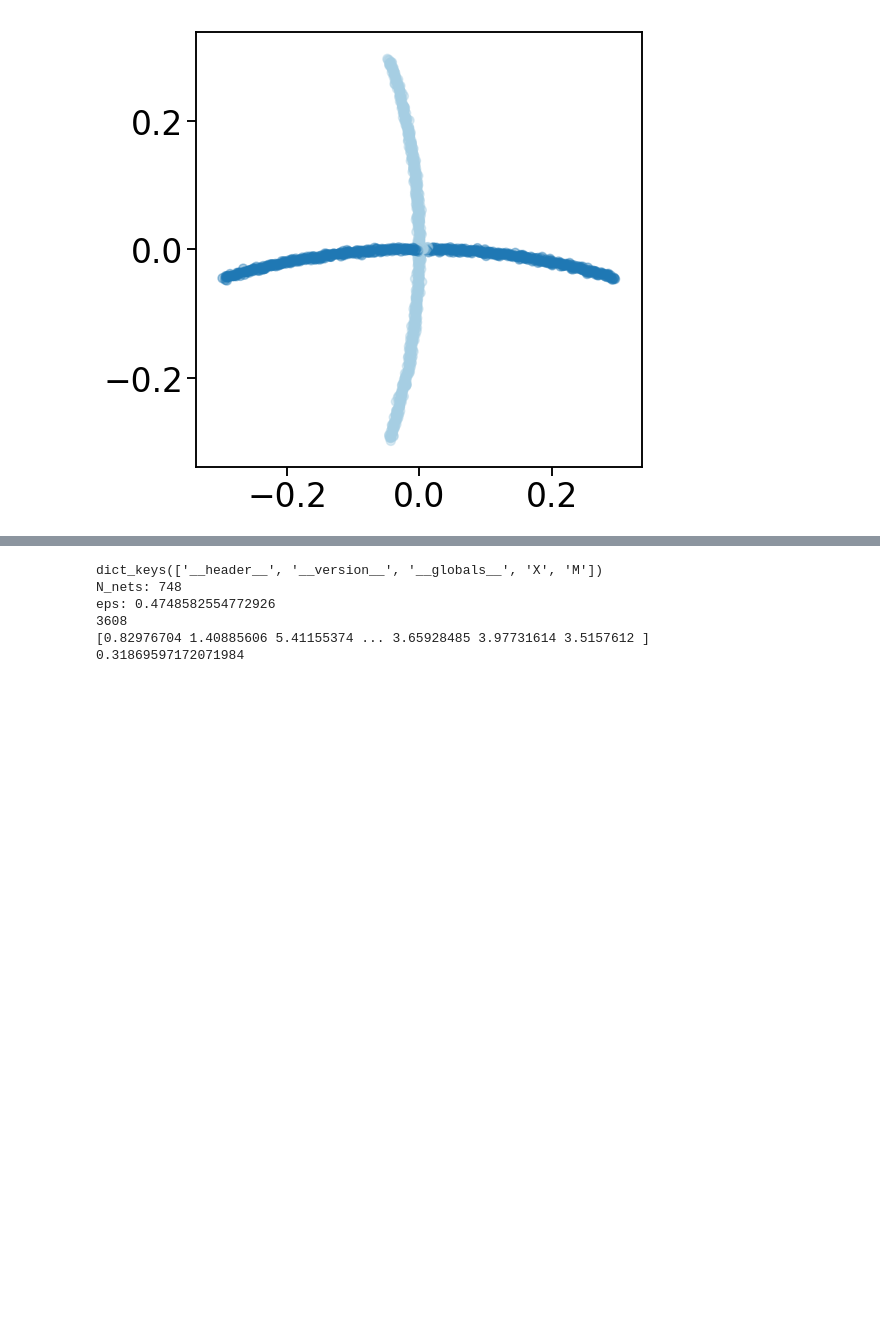
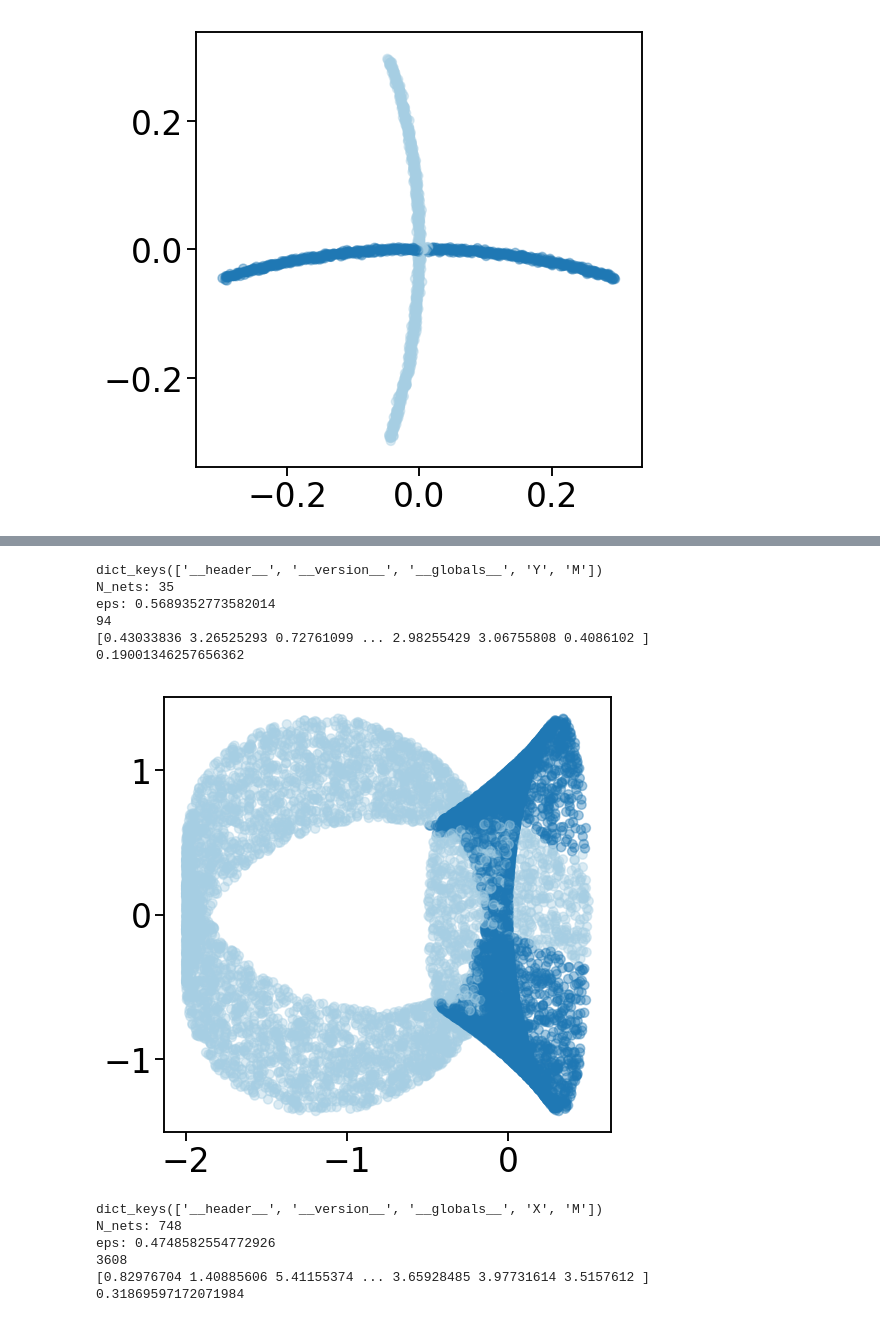
Before and after one commit to saketkc/EE-546-project, a Jupyter notebook: notebooks/04.local-PCA-spectralClustering.ipynb, the cells around one changed output, grey strips where cells are left out. Cells and saved outputs as stored; diff of their text form; code cells hidden in the pictures; blank space fills up the shorter version.

```diff
--- a/notebooks/04.local-PCA-spectralClustering.ipynb
+++ b/notebooks/04.local-PCA-spectralClustering.ipynb
@@ -238,3 +255,17 @@ dict_keys(['__header__', '__version__', '__globals__', 'X', 'M'])
+# %%
+data = loadmat('../local-pca-code-matlab/mobius.mat')
+print(data.keys())
+Y = data['Y']
+radius = 0.5
+do_clustering(Y, d, radius, n_clusters=2)
+# %% [output]
+dict_keys(['__header__', '__version__', '__globals__', 'Y', 'M'])
+N_nets: 35
+eps: 0.5689352773582014
+94
+[0.43033836 3.26525293 0.72761099 ... 2.98255429 3.06755808 0.4086102 ]
+0.19001346257656362
+[figure, added]
 # %%
 d = 2
 radius = 0.3
```
Also changed, not shown: parts of 3 cells of this notebook, 1 other file.
